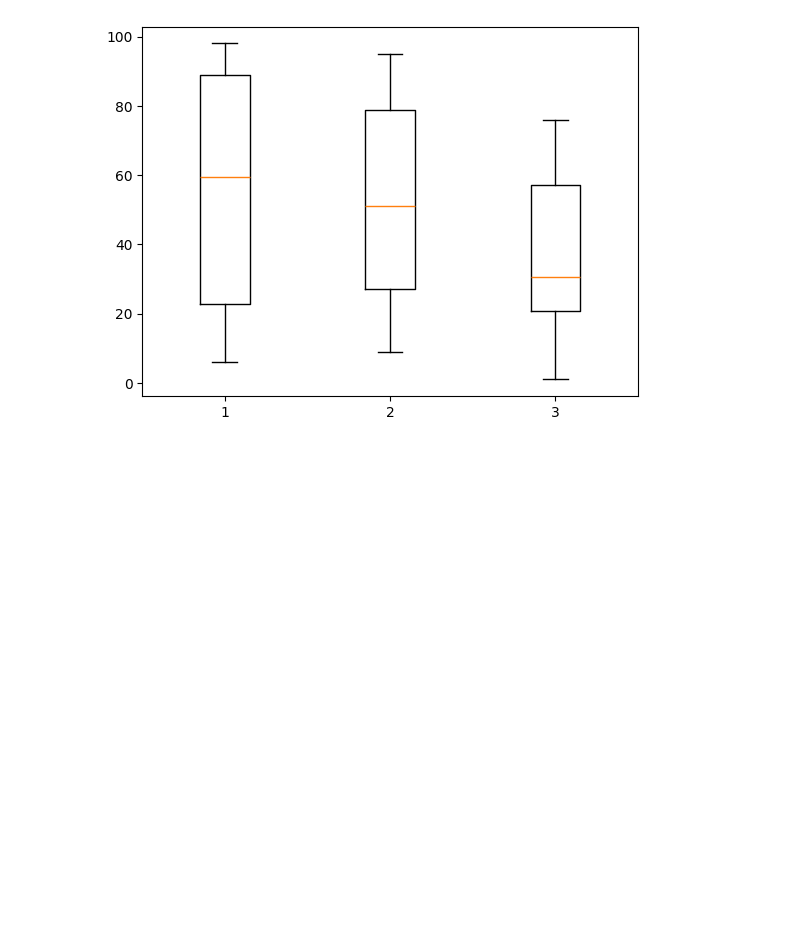
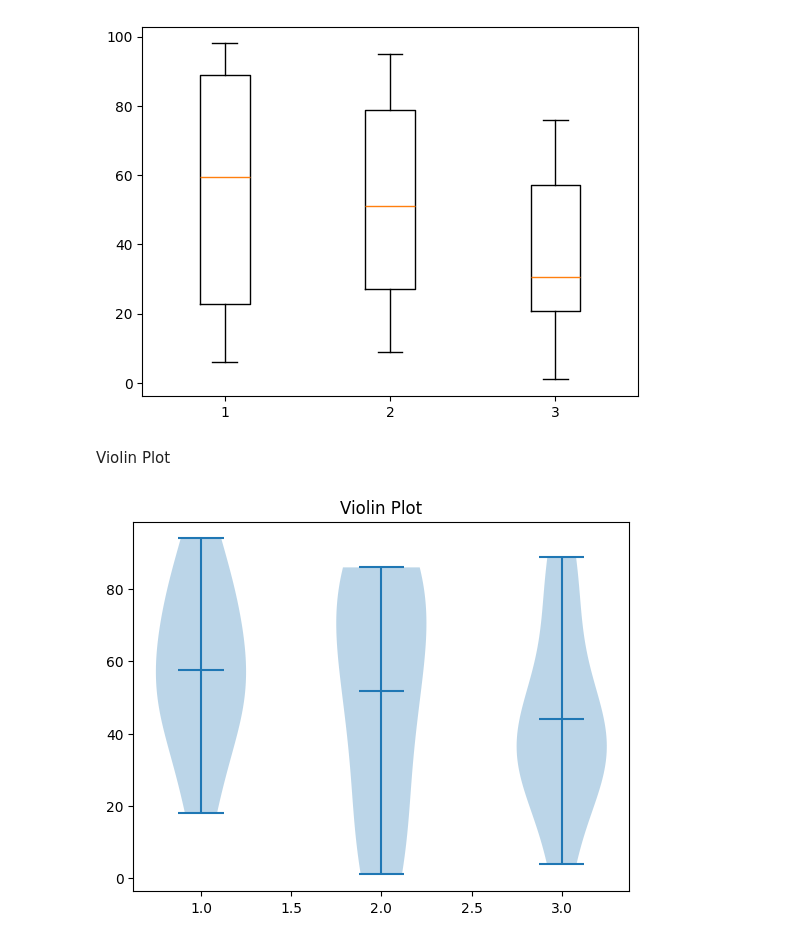
Before and after one commit to saisp2003/Lab, a Jupyter notebook: Untitled-1 mat.ipynb, the cells around one changed output. Drawn from its saved outputs; the diff is of its cells as text; code cells hidden in the pictures; blank space fills up the shorter version.

```diff
--- a/Untitled-1 mat.ipynb
+++ b/Untitled-1 mat.ipynb
@@ -202,3 +202,19 @@ plt.boxplot(data)
 plt.show()
 # %% [output]
 [figure]
+# %% [markdown]
+Violin Plot
+# %%
+one=np.random.randint(1,100,size=10)
+
+two=np.random.randint(1,100,size=10)
+
+three=np.random.randint(1,100,size=10)
+
+plt.violinplot([one,two,three],showmeans=True)
+
+plt.title("Violin Plot")
+
+plt.show()
+# %% [output]
+[figure, added]
```
Also changed, not shown: parts of 4 cells of this notebook.
